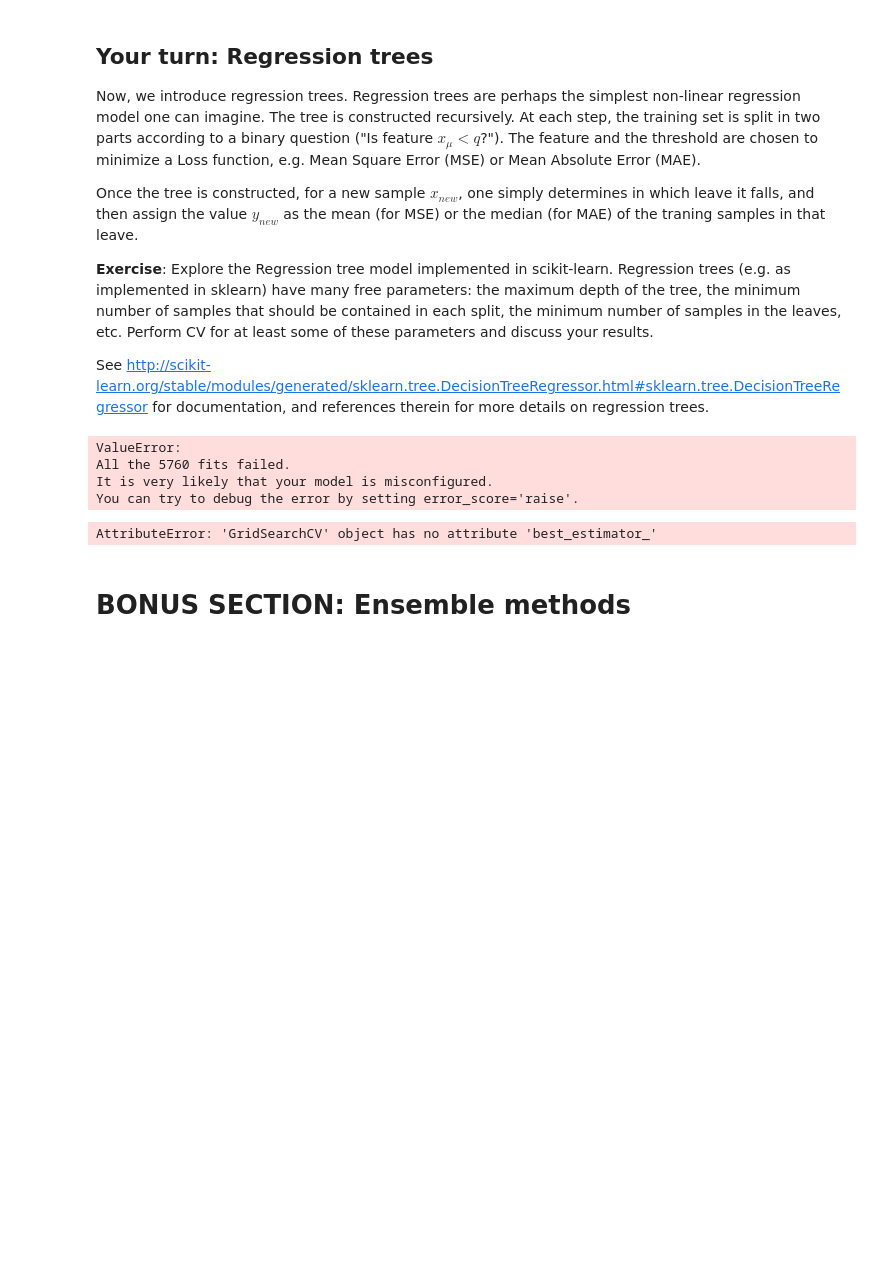
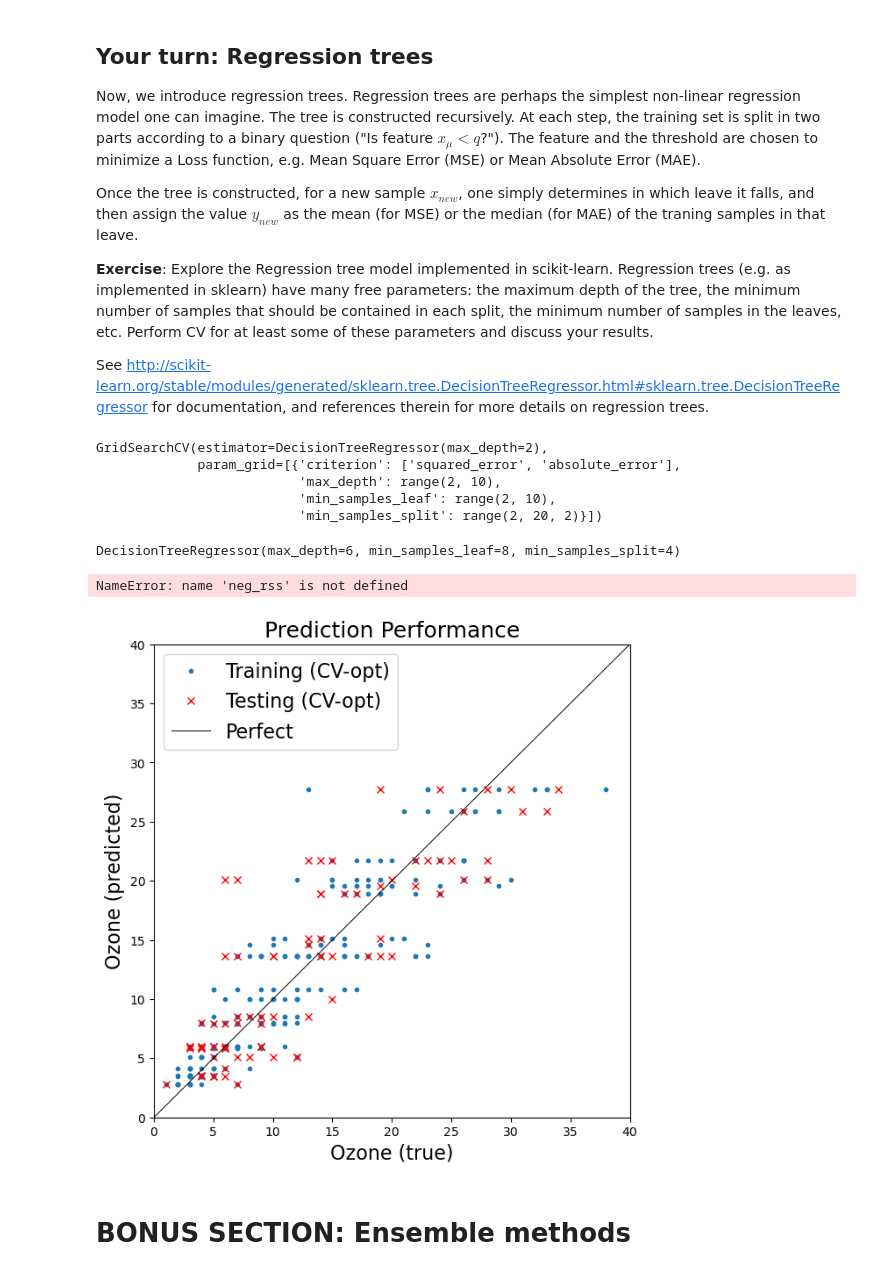
Before and after one commit to yassinuaimee/FundamentalLearningEPFL, a Jupyter notebook: TP4/TP4_public.ipynb, the cells around one changed output. Drawn from its saved outputs; the diff is of its cells as text; code cells hidden in the pictures; blank space fills up the shorter version.

```diff
--- a/TP4/TP4_public.ipynb
+++ b/TP4/TP4_public.ipynb
@@ -578,7 +578,7 @@ from sklearn.model_selection import GridSearchCV
 regr_tree = DecisionTreeRegressor(max_depth=2)
 
 param_grid = [
-    {'criterion': ['mse', 'mae'],
+    {'criterion': ['squared_error', 'absolute_error'],
      'max_depth': range(2, 10, 1),
      'min_samples_split': range(2, 20, 2),
      'min_samples_leaf' : range(2, 10, 1)
@@ -589,15 +589,42 @@ param_grid = [
 cv_tree = GridSearchCV(regr_tree, param_grid)       #,  cv=cv) #scoring=neg_rss,
 cv_tree.fit(X_train,y_train)
 # %% [output]
-ValueError:
-All the 5760 fits failed.
-It is very likely that your model is misconfigured.
-You can try to debug the error by setting error_score='raise'.
+GridSearchCV(estimator=DecisionTreeRegressor(max_depth=2),
+             param_grid=[{'criterion': ['squared_error', 'absolute_error'],
+                          'max_depth': range(2, 10),
+                          'min_samples_leaf': range(2, 10),
+                          'min_samples_split': range(2, 20, 2)}])
 # %%
 # Display results for best estimator
 cv_tree.best_estimator_
 # %% [output]
-AttributeError: 'GridSearchCV' object has no attribute 'best_estimator_'
+DecisionTreeRegressor(max_depth=6, min_samples_leaf=8, min_samples_split=4)
+# %%
+# Get training and testing predictions
+cvopt_tree = cv_tree.best_estimator_
+cvopt_tree.fit(X_train,y_train)
+yp = cvopt_tree.predict(X_train)
+yp_test = cvopt_tree.predict(X_test)
+
+# Visualize
+plt.figure(figsize=(7, 7))
+
+# Plot prediction performance
+plt.plot(y_train + ymean, yp + ymean, '.', label='Training (CV-opt)')
+plt.plot(y_test + ymean, yp_test + ymean, '.r', label='Testing (CV-opt)', marker='x')
+plt.plot([0, 40], [0, 40], '-k', linewidth=0.7, label="Perfect")
+plt.axis([0, 40, 0, 40])
+plt.xlabel('Ozone (true)', fontsize=16)
+plt.ylabel('Ozone (predicted)', fontsize=16)
+plt.legend(loc=2, fontsize=16)
+plt.title('Prediction Performance', fontsize=18)
+
+# Print RSS
+print("Normalized RSS (train): %0.2f" % -neg_rss(cvopt_tree, X_train, y_train))
+print("Normalized RSS (test): %0.2f" % -neg_rss(cvopt_tree, X_test, y_test))
+# %% [output]
+NameError: name 'neg_rss' is not defined
+[figure, added]
 # %% [markdown]
 # BONUS SECTION: Ensemble methods
 # %% [markdown]
```
